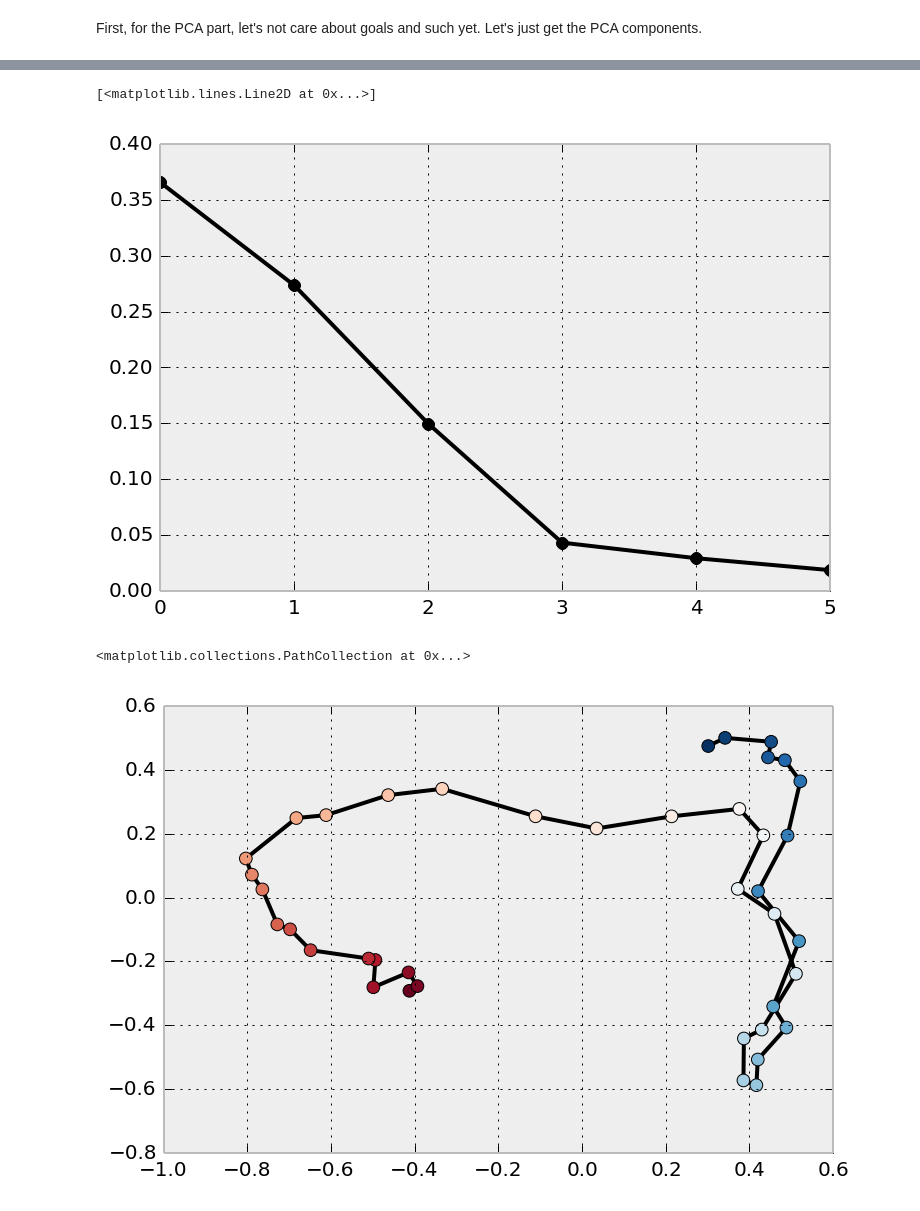
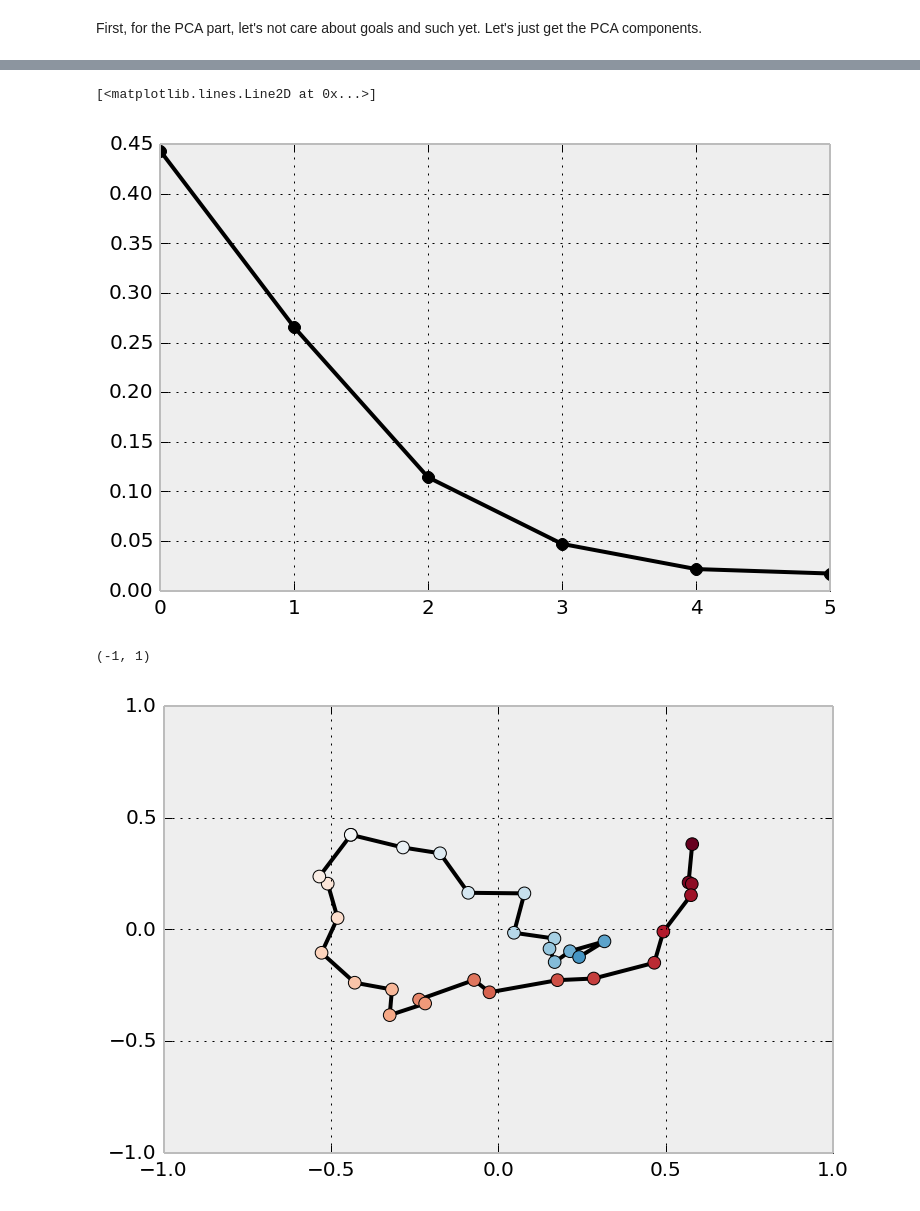
Before and after one commit to mcleonard/wm_paper, a Jupyter notebook: State space trajectories.ipynb, the cells around one changed output, grey strips where cells are left out. Drawn from its saved outputs; the diff is of its cells as text; code cells hidden in the pictures.

Commit message:
Finished with the first pass at the state space trajectory analysis.

```diff
--- a/State space trajectories.ipynb
+++ b/State space trajectories.ipynb
@@ -16,10 +16,9 @@ from spikesort import catalog
 database = '//Users/mat/Dropbox/Data/LLRR.sqlite'
 log = catalog.open(database)
 units = log.query(log.Unit).join(log.Session).\
-        filter(log.Unit.cluster != 0).\
-        filter(log.Unit.rate > 0.5).\
-        filter(log.Session.rat != 'ALY2B').\
-        all()
+            filter(log.Unit.cluster != 0).\
+            filter(log.Session.rat == 'MAT21B').\
+            filter(log.Unit.rate >= 0.5).all()
 # Unfortunately, timelocking the data takes a long time.
 # I found that loading the data into memory is what times the most time.
 lkr = my.timelock.timelock(units)
@@ -29,11 +28,14 @@ lkr.lock('onset')
 # %% [markdown]
 First, for the PCA part, let's not care about goals and such yet. Let's just get the PCA components.
 # %%
-lkr.lock('C in')
+lkr.lock('C out')
 states = pd.DataFrame()
 for i, unit in enumerate(units):
     udata = lkr[unit.id].groupby(['PG outcome', 'FG outcome']).get_group((my.HIT, my.HIT))
-    spikes = my.analyze.time_histogram(udata, limit=(-1, 1), bin_width=0.05)*0.05
+    spikes = my.analyze.time_histogram(udata, limit=(-1, 0.6), bin_width=0.05)*0.05
     states = pd.concat([states, spikes.mean(axis=0)], axis=1)
 states.index = spikes.columns
 states.columns = range(len(units))
+
+# De-mean
+states = (states.T - states.mean(axis=1)).T
@@ -58,12 +50,14 @@ pcs = pca.components_
 plt.plot(pca.explained_variance_ratio_, '-ok')
 # %% [output]
 [<matplotlib.lines.Line2D at 0x...>]
-[figure, old version]
+[figure, new version]
 # %%
-cs = (0,2)
+cs = (1,2)
 plt.plot(reduced[:,cs[0]], reduced[:,cs[1]], '-k', zorder=1)
 plt.scatter(reduced[:,cs[0]], reduced[:,cs[1]], s=40, c=plt.cm.RdBu(np.linspace(0,1,40)), zorder=2, edgecolor='k')
+plt.xlim(-1,1)
+plt.ylim(-1,1)
 # %% [output]
-<matplotlib.collections.PathCollection at 0x...>
+(-1, 1)
-[figure, old version]
+[figure, new version]
 # %% [markdown]
```
Also changed, not shown: parts of 14 cells of this notebook.
